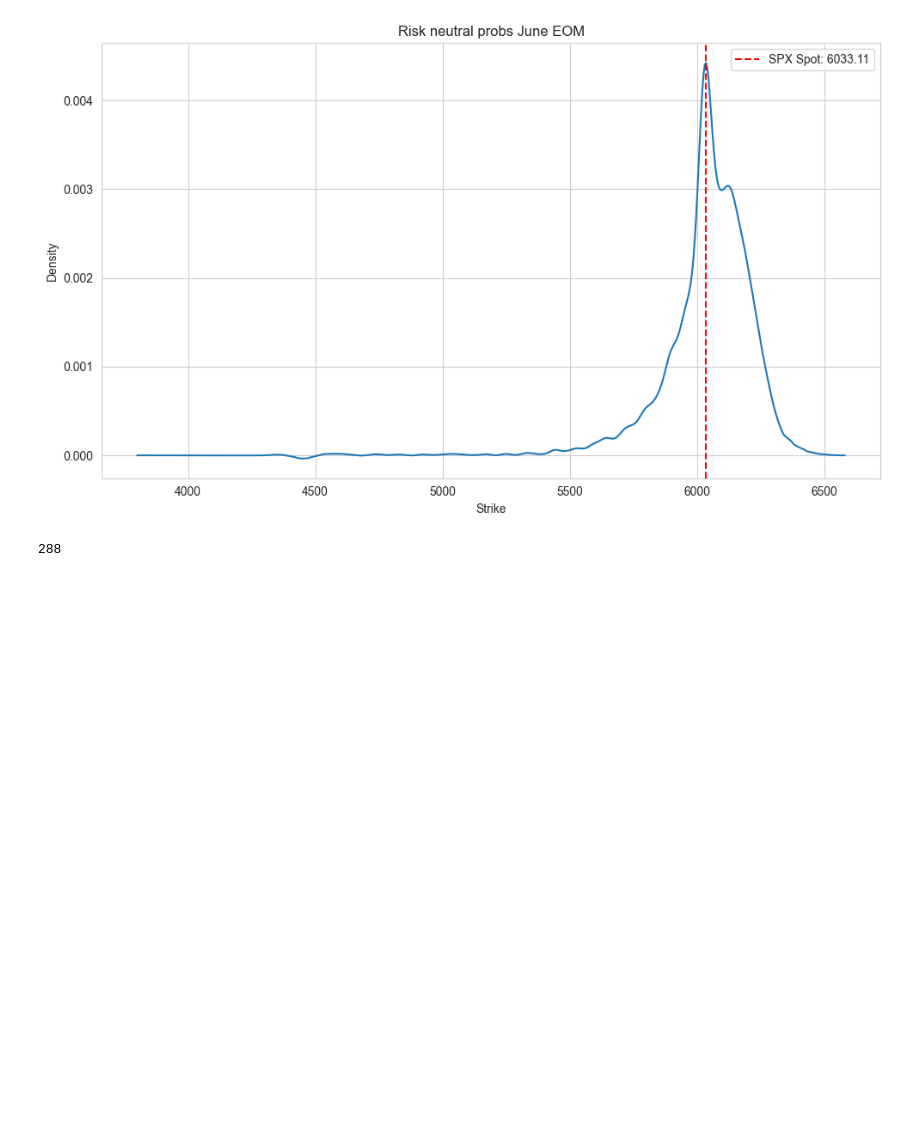
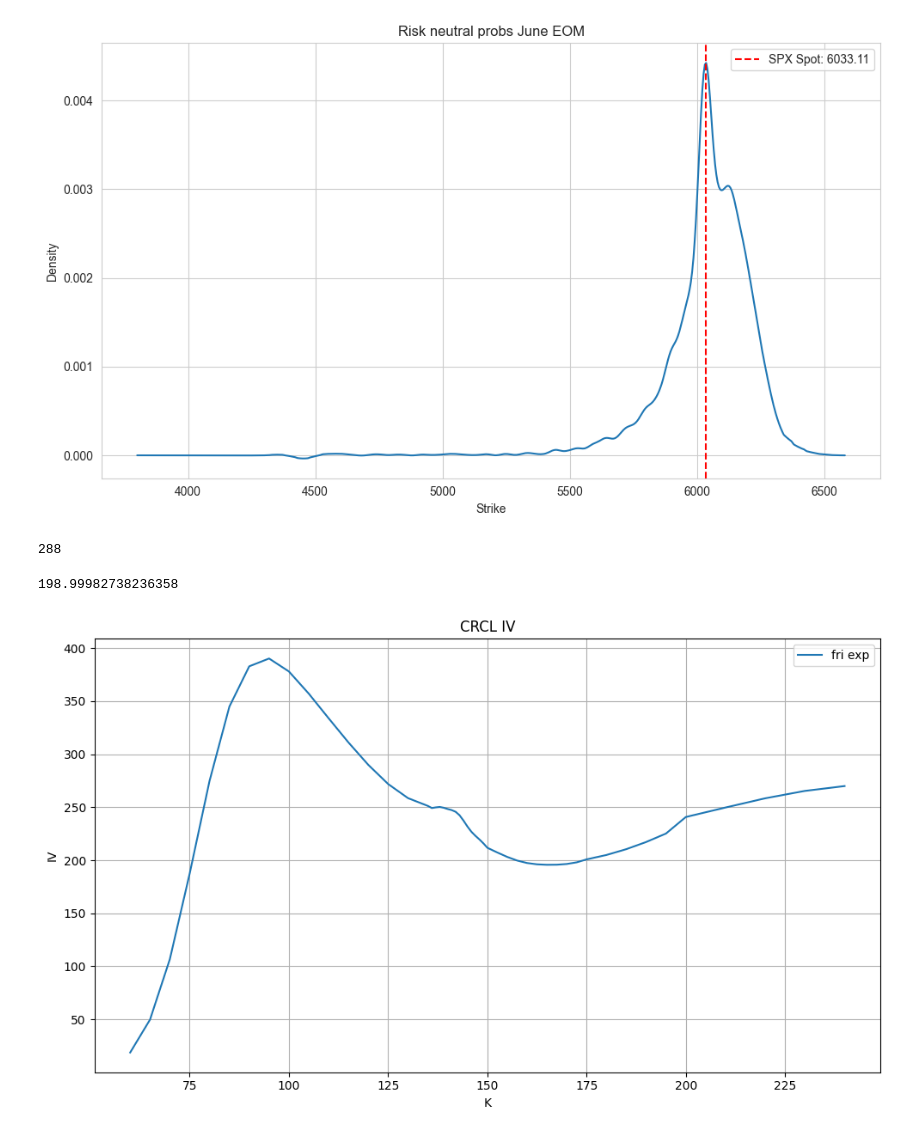
Before and after one commit to warrenjch/tastytrade-bot, a Jupyter notebook: scratch.ipynb, the cells around one changed output. Drawn from its saved outputs; the diff is of its cells as text; code cells hidden in the pictures; blank space fills up the shorter version.

```diff
--- a/scratch.ipynb
+++ b/scratch.ipynb
@@ -558,3 +558,26 @@ fdf = add_mids_and_ivs(spxoptionsf, SPXspot, (pd.to_datetime("2026-03-31") - pd.
 (pd.to_datetime("2026-03-31") - pd.to_datetime("2025-06-16")).days  # Check DTE calculation
 # %% [output]
 288
+# %%
+CRCLoptionchain = get_option_chain(session, "CRCL")
+CRCLexpiries = list(CRCLoptionchain.keys())
+CRCLclosest = OptionMethods.convertchain(session, CRCLoptionchain[CRCLexpiries[0]])
+# %%
+CRCLchain = OptionMethods.find_ivs(CRCLclosest, 1.5, 4.2,0,2)
+# %% [output]
+198.99982738236358
+# %%
+df = CRCLchain.copy()
+atmfs = OptionMethods.find_atmf_strike(df)
+df['iv'] = np.where(df['strike'] >= atmfs, df['civ'], df['piv'])
+plt.figure(figsize=(10, 6))
+plt.plot(df['strike'], df['iv'], label='fri exp')
+plt.title('CRCL IV')
+plt.xlabel('K')
+plt.ylabel('IV')
+plt.legend()
+plt.grid(True)
+plt.tight_layout()
+plt.show()
+# %% [output]
+[figure, added]
```
Also changed, not shown: parts of 3 cells of this notebook, 1 other file.
